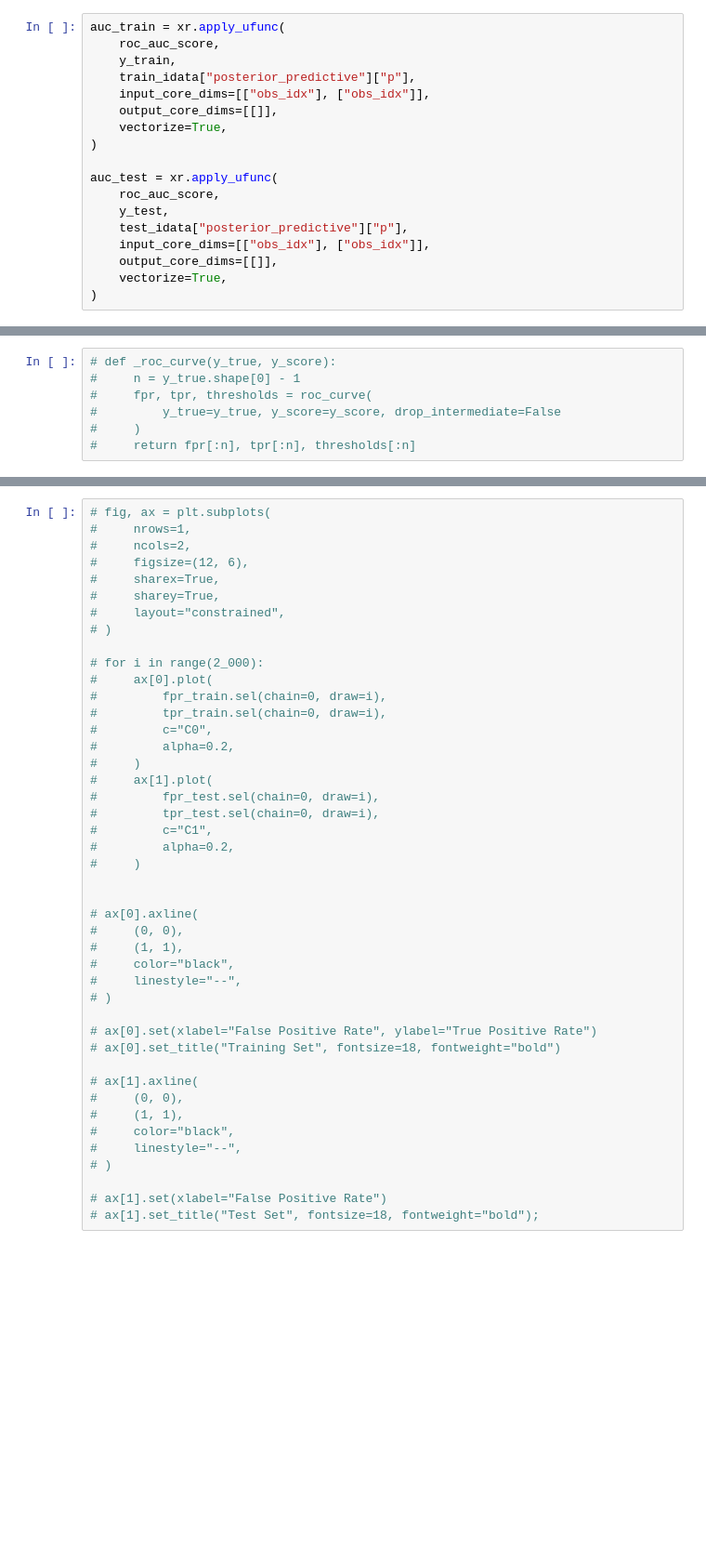
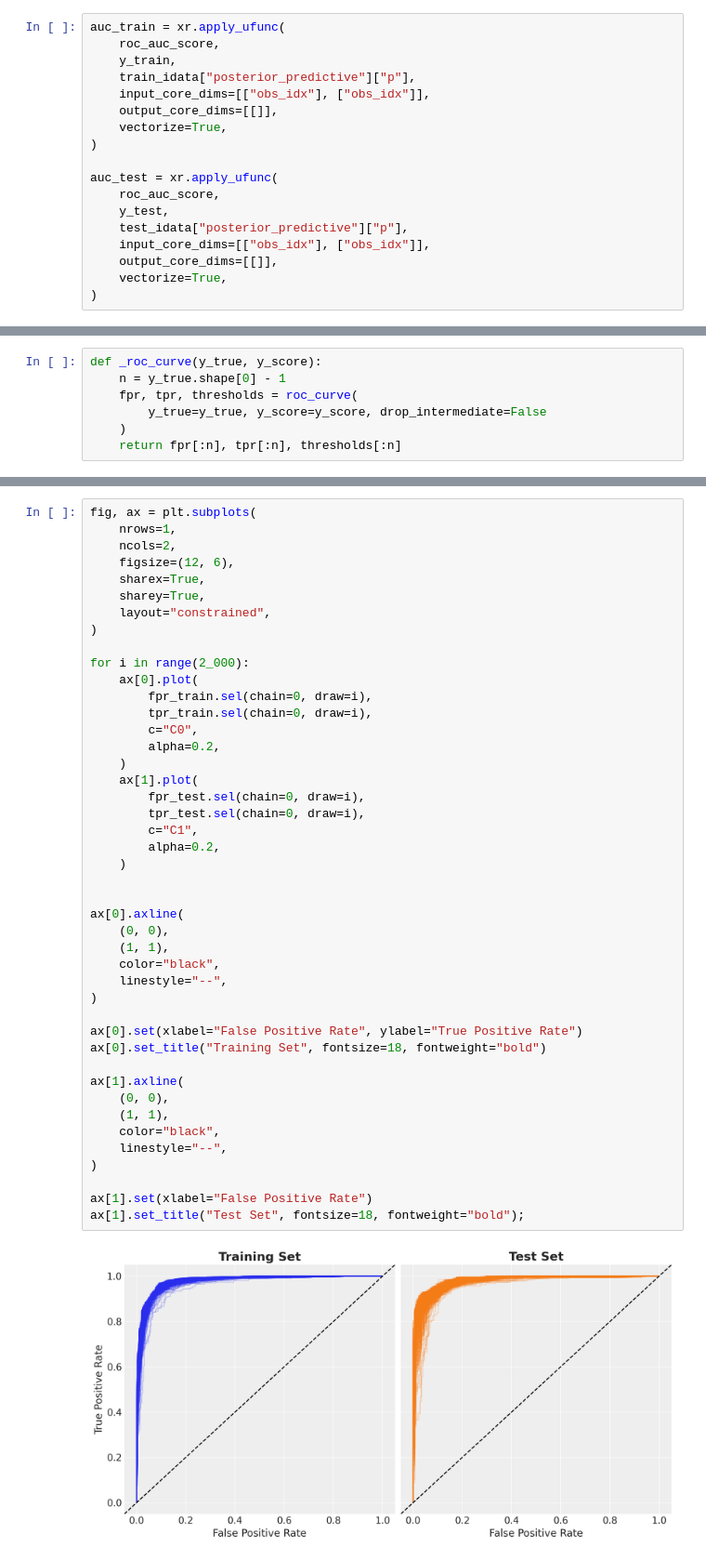
Before and after one commit to juanitorduz/website_projects, a Jupyter notebook: Python/intro_svi.ipynb, the cells around one changed output, grey strips where cells are left out. Shown at 93% size. Drawn from its saved outputs; the diff is of its cells as text; blank space fills up the shorter version.

```diff
--- a/Python/intro_svi.ipynb
+++ b/Python/intro_svi.ipynb
@@ -349,8 +354,8 @@ ax[1].set_title("AUC Posterior Distribution (Test)", fontsize=18, fontweight="bo
 # %%
-# def _roc_curve(y_true, y_score):
-#     n = y_true.shape[0] - 1
-#     fpr, tpr, thresholds = roc_curve(
-#         y_true=y_true, y_score=y_score, drop_intermediate=False
-#     )
-#     return fpr[:n], tpr[:n], thresholds[:n]
+def _roc_curve(y_true, y_score):
+    n = y_true.shape[0] - 1
+    fpr, tpr, thresholds = roc_curve(
+        y_true=y_true, y_score=y_score, drop_intermediate=False
+    )
+    return fpr[:n], tpr[:n], thresholds[:n]
 # %%
@@ -374,47 +379,49 @@ ax[1].set_title("AUC Posterior Distribution (Test)", fontsize=18, fontweight="bo
 # %%
-# fig, ax = plt.subplots(
-#     nrows=1,
-#     ncols=2,
-#     figsize=(12, 6),
-#     sharex=True,
-#     sharey=True,
-#     layout="constrained",
-# )
+fig, ax = plt.subplots(
+    nrows=1,
+    ncols=2,
+    figsize=(12, 6),
+    sharex=True,
+    sharey=True,
+    layout="constrained",
+)
 
-# for i in range(2_000):
-#     ax[0].plot(
-#         fpr_train.sel(chain=0, draw=i),
-#         tpr_train.sel(chain=0, draw=i),
-#         c="C0",
-#         alpha=0.2,
-#     )
-#     ax[1].plot(
-#         fpr_test.sel(chain=0, draw=i),
-#         tpr_test.sel(chain=0, draw=i),
-#         c="C1",
-#         alpha=0.2,
-#     )
+for i in range(2_000):
+    ax[0].plot(
+        fpr_train.sel(chain=0, draw=i),
+        tpr_train.sel(chain=0, draw=i),
+        c="C0",
+        alpha=0.2,
+    )
+    ax[1].plot(
+        fpr_test.sel(chain=0, draw=i),
+        tpr_test.sel(chain=0, draw=i),
+        c="C1",
+        alpha=0.2,
+    )
 
 
-# ax[0].axline(
-#     (0, 0),
-#     (1, 1),
-#     color="black",
-#     linestyle="--",
-# )
+ax[0].axline(
+    (0, 0),
+    (1, 1),
+    color="black",
+    linestyle="--",
+)
 
-# ax[0].set(xlabel="False Positive Rate", ylabel="True Positive Rate")
-# ax[0].set_title("Training Set", fontsize=18, fontweight="bold")
+ax[0].set(xlabel="False Positive Rate", ylabel="True Positive Rate")
+ax[0].set_title("Training Set", fontsize=18, fontweight="bold")
 
-# ax[1].axline(
-#     (0, 0),
-#     (1, 1),
-#     color="black",
-#     linestyle="--",
-# )
+ax[1].axline(
+    (0, 0),
+    (1, 1),
+    color="black",
+    linestyle="--",
+)
 
-# ax[1].set(xlabel="False Positive Rate")
-# ax[1].set_title("Test Set", fontsize=18, fontweight="bold");
+ax[1].set(xlabel="False Positive Rate")
+ax[1].set_title("Test Set", fontsize=18, fontweight="bold");
+# %% [output]
+[figure, added]
 # %%
 fig, ax = plt.subplots(
     nrows=1,
```
Also changed, not shown: parts of 9 cells of this notebook.
